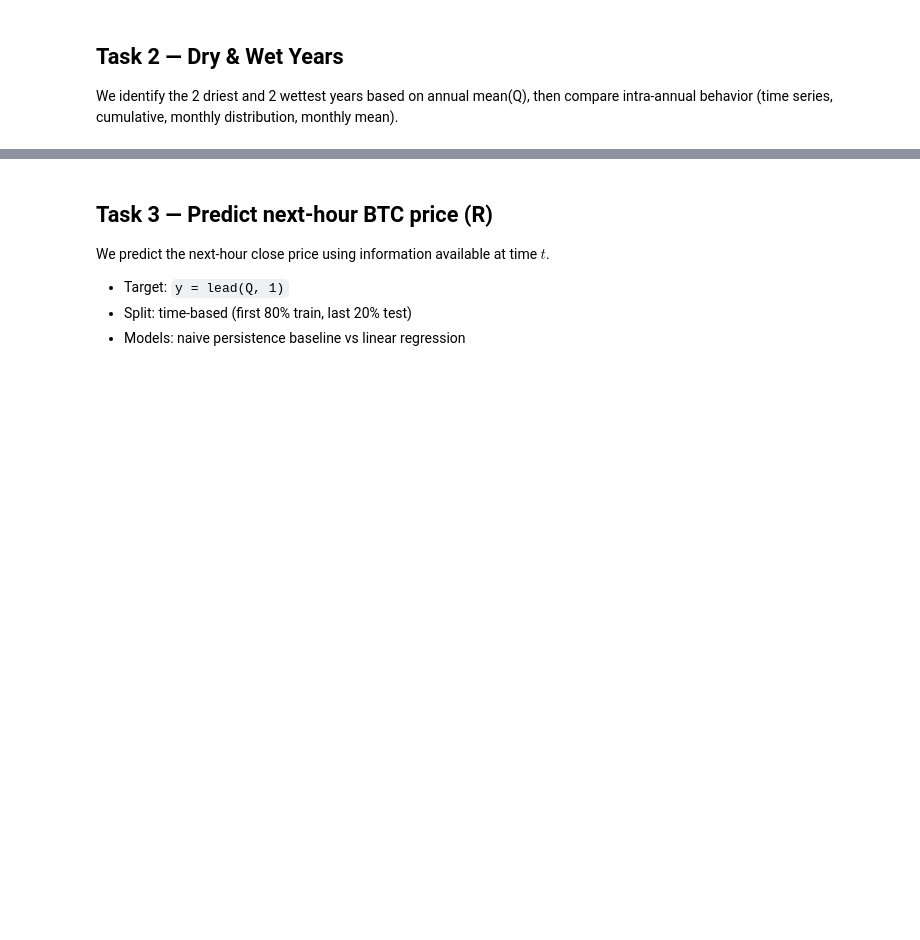
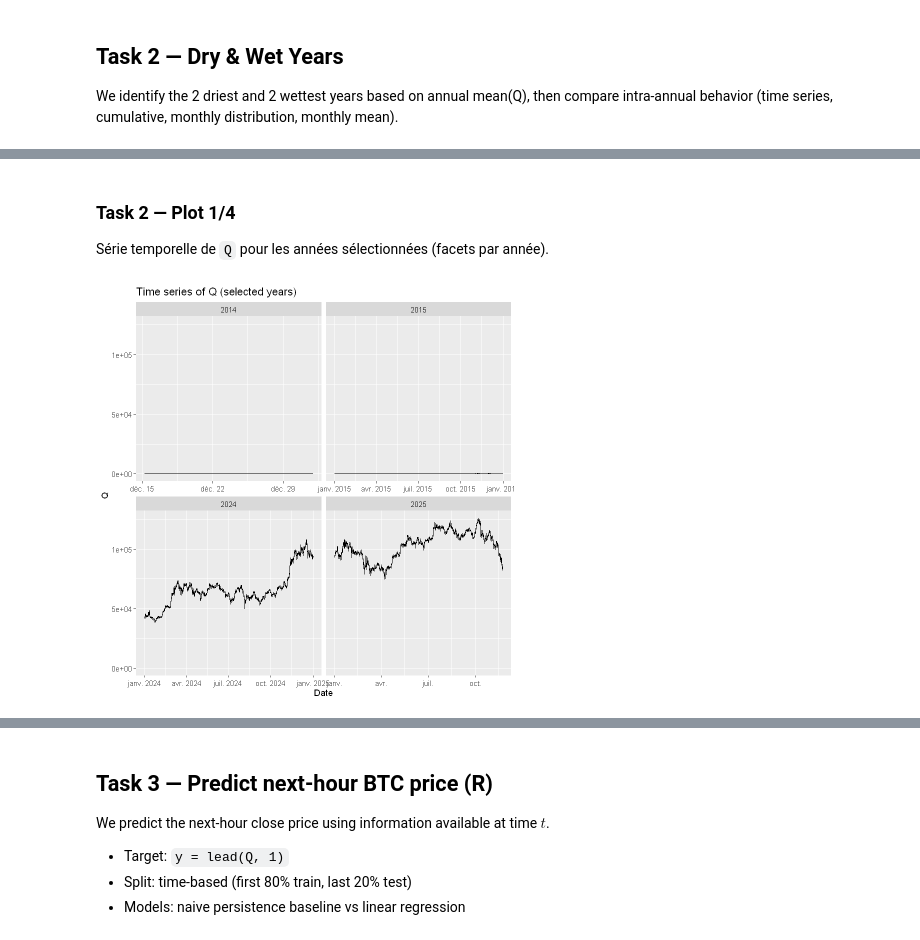
Before and after one commit to Nadhir1210/btc-_hourly, a Jupyter notebook: btc_analysis_R.ipynb, the cells around one changed output, grey strips where cells are left out. Drawn from its saved outputs; the diff is of its cells as text; code cells hidden in the pictures; blank space fills up the shorter version.

```diff
--- a/btc_analysis_R.ipynb
+++ b/btc_analysis_R.ipynb
@@ -27,0 +41,14 @@ df %>% select(DATETIME, Q) %>% head()
+# %%
+# 0.3) Nettoyage minimal + création de Q
+df <- df_raw %>%
+  mutate(
+    DATETIME = ymd_hms(DATETIME, quiet = TRUE),
+    Q = as.numeric(CLOSE)
+  ) %>%
+  filter(!is.na(DATETIME), !is.na(Q)) %>%
+  arrange(DATETIME)
+
+# 0.4) Vérifications rapides
+message('Rows: ', nrow(df), ' Cols: ', ncol(df))
+message('Datetime range: ', min(df$DATETIME), ' -> ', max(df$DATETIME))
+df %>% dplyr::select(DATETIME, Q) %>% head()
@@ -217,27 +407,11 @@ seasonal_signature %>% head(12)
+# %% [markdown]
+### Task 2 — Plot 1/4
+Série temporelle de `Q` pour les années sélectionnées (facets par année).
 # %%
-# --- Task 2 plots (4)
-
-# 1) Time series (faceted by year)
+# Task 2.1) Plot 1/4 — Time series (faceted by year)
 ggplot(sel, aes(DATETIME, Q)) +
   geom_line(linewidth = 0.3) +
   facet_wrap(~ YEAR, scales = 'free_x', ncol = 2) +
   labs(title = 'Time series of Q (selected years)', x = 'Date', y = 'Q')
-
-# 2) Annual cumulative sum within year
-cum_df <- sel %>% arrange(YEAR, DATETIME) %>% group_by(YEAR) %>% mutate(cum_Q = cumsum(Q)) %>% ungroup()
-ggplot(cum_df, aes(DATETIME, cum_Q, colour = factor(YEAR))) +
-  geom_line(linewidth = 0.6) +
-  labs(title = 'Annual cumulative sum of Q', x = 'Date', y = 'Cumulative Q', colour = 'Year')
-
-# 3) Monthly boxplots
-ggplot(sel, aes(factor(MONTH), Q, fill = factor(YEAR))) +
-  geom_boxplot(outlier.shape = NA) +
-  labs(title = 'Monthly distribution of Q (selected years)', x = 'Month', y = 'Q', fill = 'Year')
-
-# 4) Monthly mean lines
-monthly_means <- sel %>% group_by(YEAR, MONTH) %>% summarise(mean_Q = mean(Q), .groups = 'drop')
-ggplot(monthly_means, aes(MONTH, mean_Q, colour = factor(YEAR))) +
-  geom_line(linewidth = 0.8) +
-  geom_point(size = 2) +
-  scale_x_continuous(breaks = 1:12) +
-  labs(title = 'Monthly mean of Q (selected years)', x = 'Month', y = 'Mean Q', colour = 'Year')
+# %% [output]
+[figure, added]
```
Also changed, not shown: parts of 51 cells of this notebook, 1 other file.
